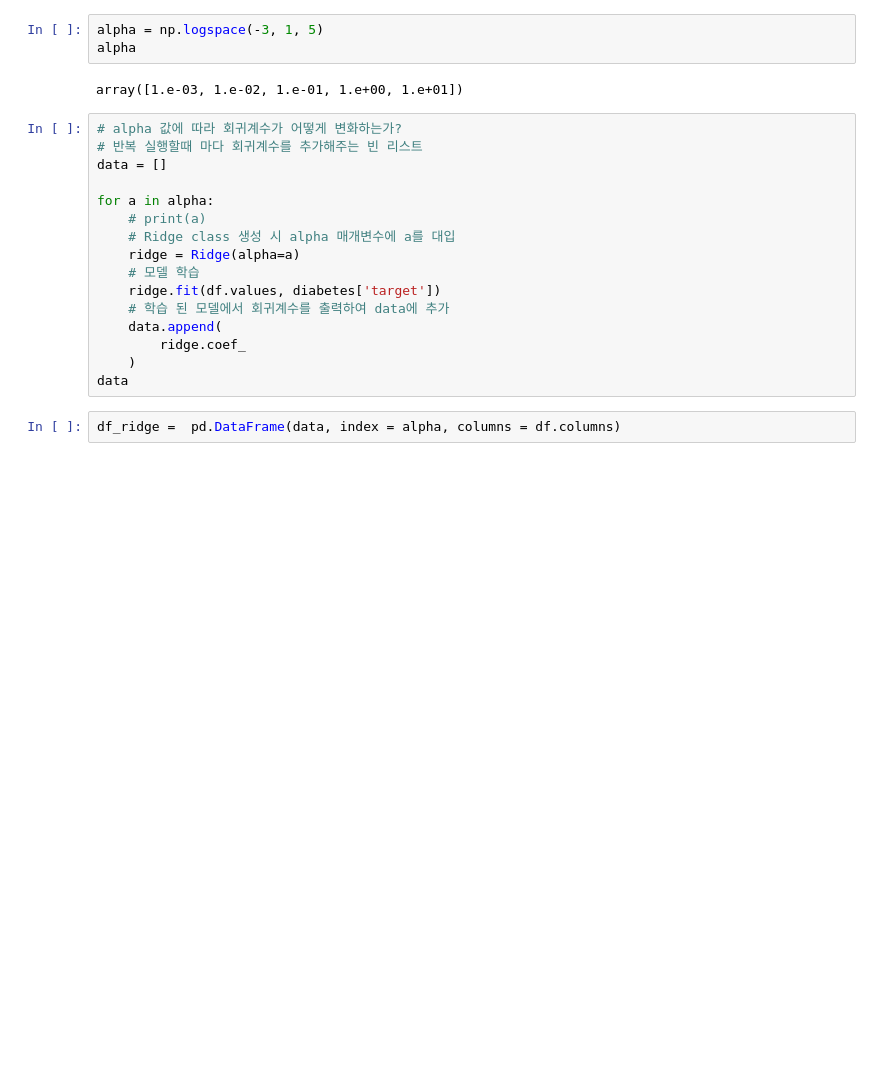
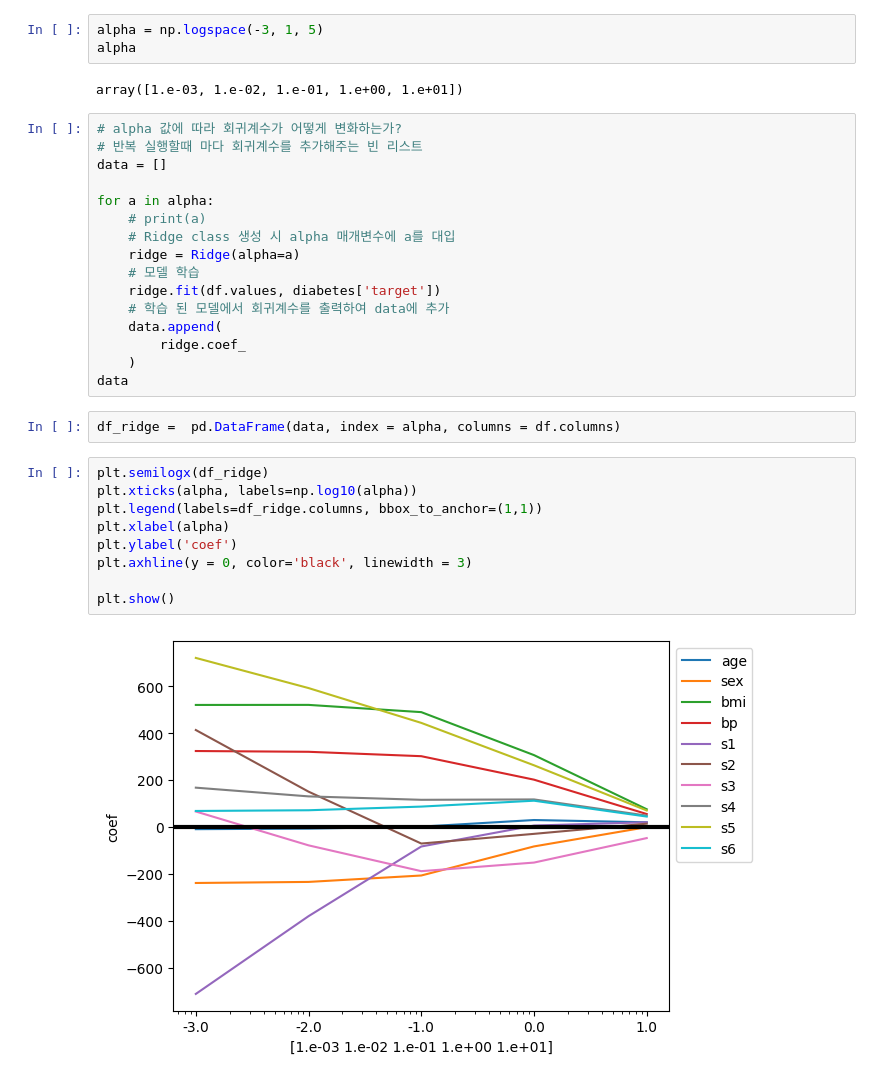
Before and after one commit to bsmoon-86/multicam_2025, a Jupyter notebook: 250924/02_다중회귀.ipynb, the cells around one changed output. Cells and saved outputs as stored; diff of their text form; blank space fills up the shorter version.

```diff
--- a/250924/02_다중회귀.ipynb
+++ b/250924/02_다중회귀.ipynb
@@ -80,3 +80,14 @@ for a in alpha:
 data
 # %%
 df_ridge =  pd.DataFrame(data, index = alpha, columns = df.columns)
+# %%
+plt.semilogx(df_ridge)
+plt.xticks(alpha, labels=np.log10(alpha))
+plt.legend(labels=df_ridge.columns, bbox_to_anchor=(1,1))
+plt.xlabel(alpha)
+plt.ylabel('coef')
+plt.axhline(y = 0, color='black', linewidth = 3)
+
+plt.show()
+# %% [output]
+[figure, added]
```
Also changed, not shown: parts of 19 cells of this notebook.
